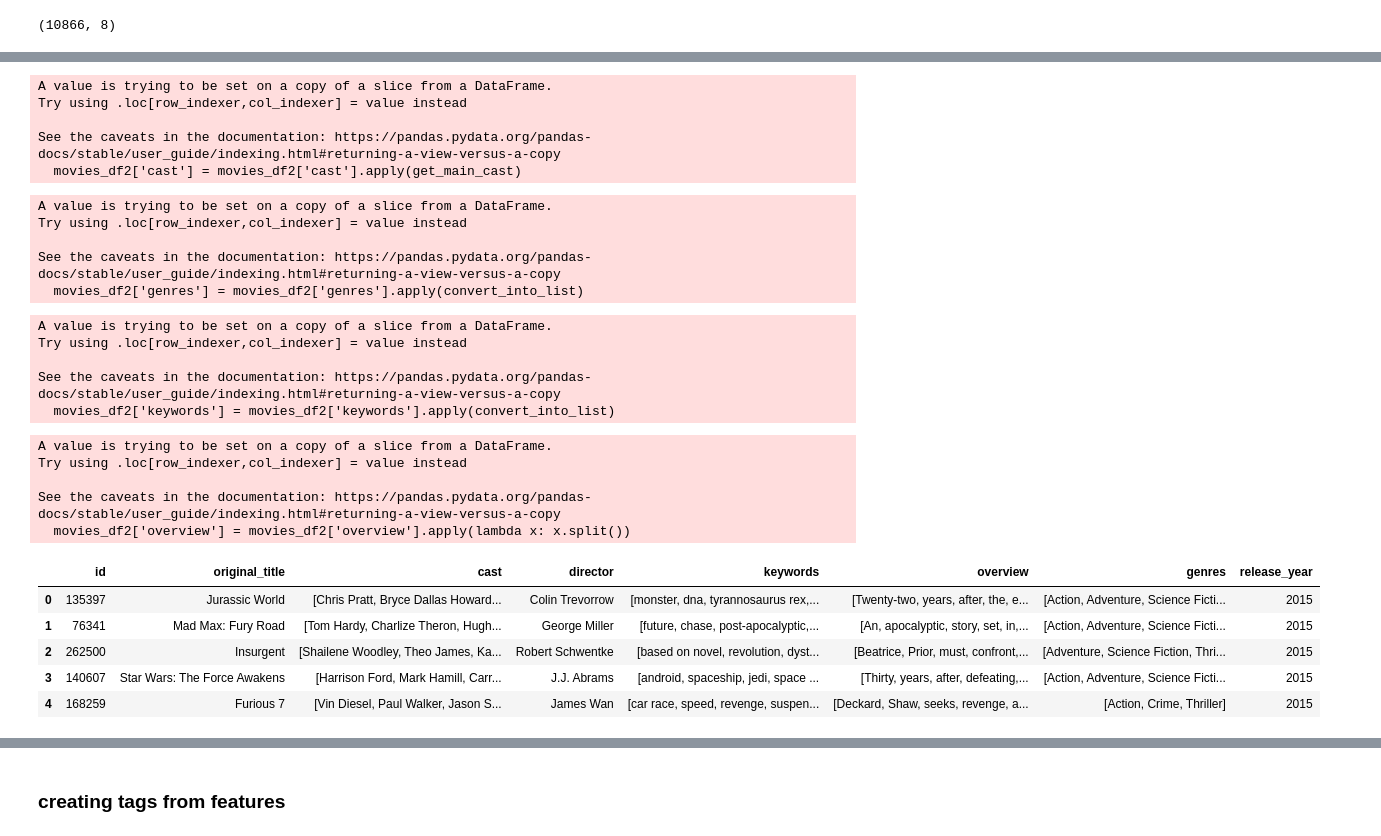
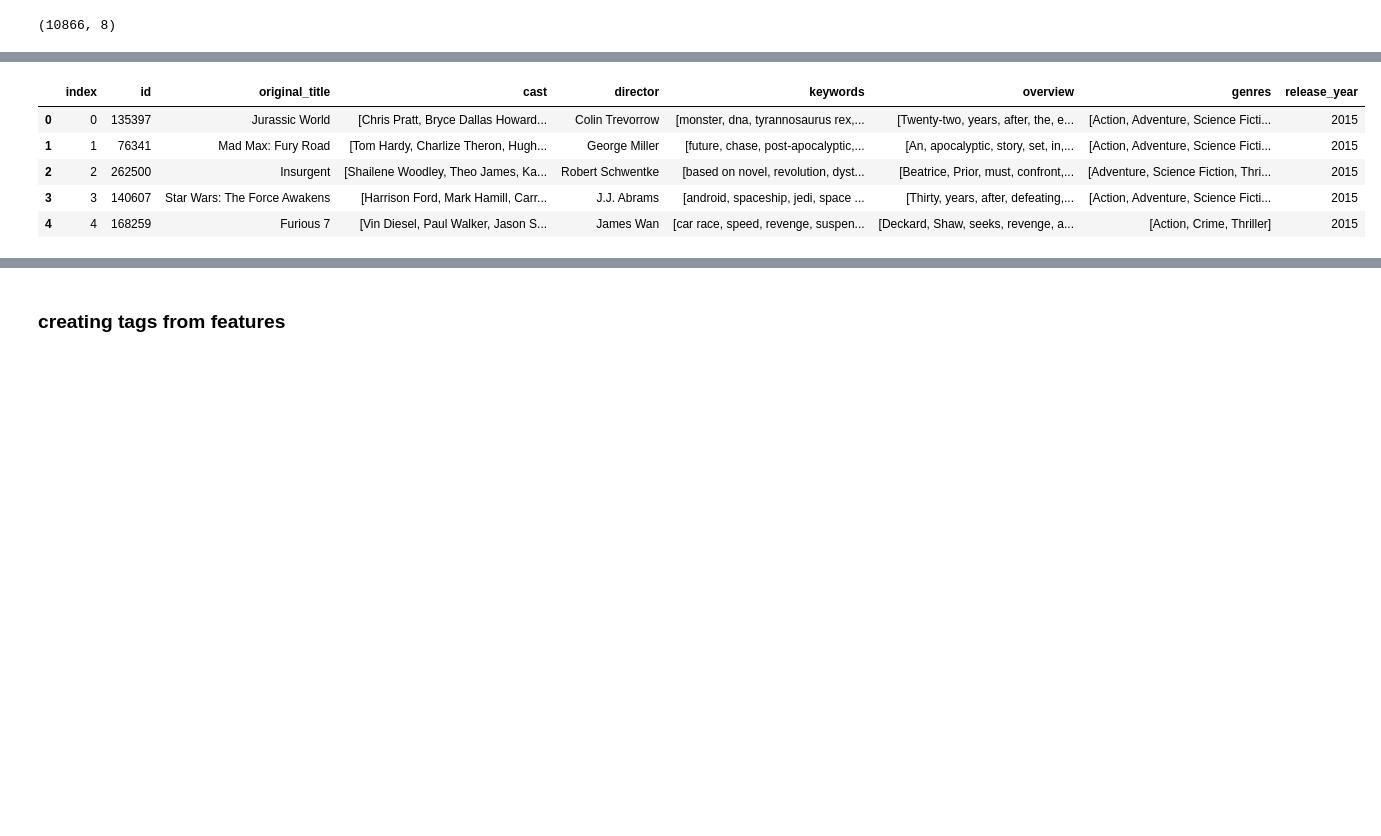
Before and after one commit to SanghaviHarshPankajkumar/Movie_Recommendation_System, a Jupyter notebook: mini_project_Movie_Recommendation_System.ipynb, the cells around one changed output, grey strips where cells are left out. Drawn from its saved outputs; the diff is of its cells as text; code cells hidden in the pictures; blank space fills up the shorter version.

Commit message:
Fixing indexing issues of database

```diff
--- a/mini_project_Movie_Recommendation_System.ipynb
+++ b/mini_project_Movie_Recommendation_System.ipynb
@@ -159,47 +120,23 @@ def convert_into_list(text):
   return final_list
 # %%
 #cast 3 fetch
-movies_df2['cast'] = movies_df2['cast'].apply(get_main_cast)
+movies_df['cast'] = movies_df['cast'].apply(get_main_cast)
-# %% [output]
-A value is trying to be set on a copy of a slice from a DataFrame.
-Try using .loc[row_indexer,col_indexer] = value instead
-
-See the caveats in the documentation: https://pandas.pydata.org/pandas-docs/stable/user_guide/indexing.html#returning-a-view-versus-a-copy
-  movies_df2['cast'] = movies_df2['cast'].apply(get_main_cast)
 # %%
 #genres convert in list
-movies_df2['genres'] = movies_df2['genres'].apply(convert_into_list)
+movies_df['genres'] = movies_df['genres'].apply(convert_into_list)
-# %% [output]
-A value is trying to be set on a copy of a slice from a DataFrame.
-Try using .loc[row_indexer,col_indexer] = value instead
-
-See the caveats in the documentation: https://pandas.pydata.org/pandas-docs/stable/user_guide/indexing.html#returning-a-view-versus-a-copy
-  movies_df2['genres'] = movies_df2['genres'].apply(convert_into_list)
 # %%
-movies_df2['keywords'] = movies_df2['keywords'].apply(convert_into_list)
+movies_df['keywords'] = movies_df['keywords'].apply(convert_into_list)
-# %% [output]
-A value is trying to be set on a copy of a slice from a DataFrame.
-Try using .loc[row_indexer,col_indexer] = value instead
-
-See the caveats in the documentation: https://pandas.pydata.org/pandas-docs/stable/user_guide/indexing.html#returning-a-view-versus-a-copy
-  movies_df2['keywords'] = movies_df2['keywords'].apply(convert_into_list)
 # %%
-movies_df2['overview'] = movies_df2['overview'].apply(lambda x: x.split())
+movies_df['overview'] = movies_df['overview'].apply(lambda x: x.split())
-# %% [output]
-A value is trying to be set on a copy of a slice from a DataFrame.
-Try using .loc[row_indexer,col_indexer] = value instead
-
-See the caveats in the documentation: https://pandas.pydata.org/pandas-docs/stable/user_guide/indexing.html#returning-a-view-versus-a-copy
-  movies_df2['overview'] = movies_df2['overview'].apply(lambda x: x.split())
 # %%
-movies_df2.head()
+movies_df.head()
 # %% [output]
-|  | id | original_title | cast | director | keywords | overview | genres | release_year |
-| 0 | 135397 | Jurassic World | [Chris Pratt, Bryce Dallas Howard... | Colin Trevorrow | [monster, dna, tyrannosaurus rex,... | [Twenty-two, years, after, the, e... | [Action, Adventure, Science Ficti... | 2015 |
-| 1 | 76341 | Mad Max: Fury Road | [Tom Hardy, Charlize Theron, Hugh... | George Miller | [future, chase, post-apocalyptic,... | [An, apocalyptic, story, set, in,... | [Action, Adventure, Science Ficti... | 2015 |
-| 2 | 262500 | Insurgent | [Shailene Woodley, Theo James, Ka... | Robert Schwentke | [based on novel, revolution, dyst... | [Beatrice, Prior, must, confront,... | [Adventure, Science Fiction, Thri... | 2015 |
-| 3 | 140607 | Star Wars: The Force Awakens | [Harrison Ford, Mark Hamill, Carr... | J.J. Abrams | [android, spaceship, jedi, space ... | [Thirty, years, after, defeating,... | [Action, Adventure, Science Ficti... | 2015 |
-| 4 | 168259 | Furious 7 | [Vin Diesel, Paul Walker, Jason S... | James Wan | [car race, speed, revenge, suspen... | [Deckard, Shaw, seeks, revenge, a... | [Action, Crime, Thriller] | 2015 |
+|  | index | id | original_title | cast | director | keywords | overview | genres | release_year |
+| 0 | 0 | 135397 | Jurassic World | [Chris Pratt, Bryce Dallas Howard... | Colin Trevorrow | [monster, dna, tyrannosaurus rex,... | [Twenty-two, years, after, the, e... | [Action, Adventure, Science Ficti... | 2015 |
+| 1 | 1 | 76341 | Mad Max: Fury Road | [Tom Hardy, Charlize Theron, Hugh... | George Miller | [future, chase, post-apocalyptic,... | [An, apocalyptic, story, set, in,... | [Action, Adventure, Science Ficti... | 2015 |
+| 2 | 2 | 262500 | Insurgent | [Shailene Woodley, Theo James, Ka... | Robert Schwentke | [based on novel, revolution, dyst... | [Beatrice, Prior, must, confront,... | [Adventure, Science Fiction, Thri... | 2015 |
+| 3 | 3 | 140607 | Star Wars: The Force Awakens | [Harrison Ford, Mark Hamill, Carr... | J.J. Abrams | [android, spaceship, jedi, space ... | [Thirty, years, after, defeating,... | [Action, Adventure, Science Ficti... | 2015 |
+| 4 | 4 | 168259 | Furious 7 | [Vin Diesel, Paul Walker, Jason S... | James Wan | [car race, speed, revenge, suspen... | [Deckard, Shaw, seeks, revenge, a... | [Action, Crime, Thriller] | 2015 |
 # %%
 #remove spaces between words
 def remove_space(text):
```
Also changed, not shown: parts of 19 cells of this notebook.
